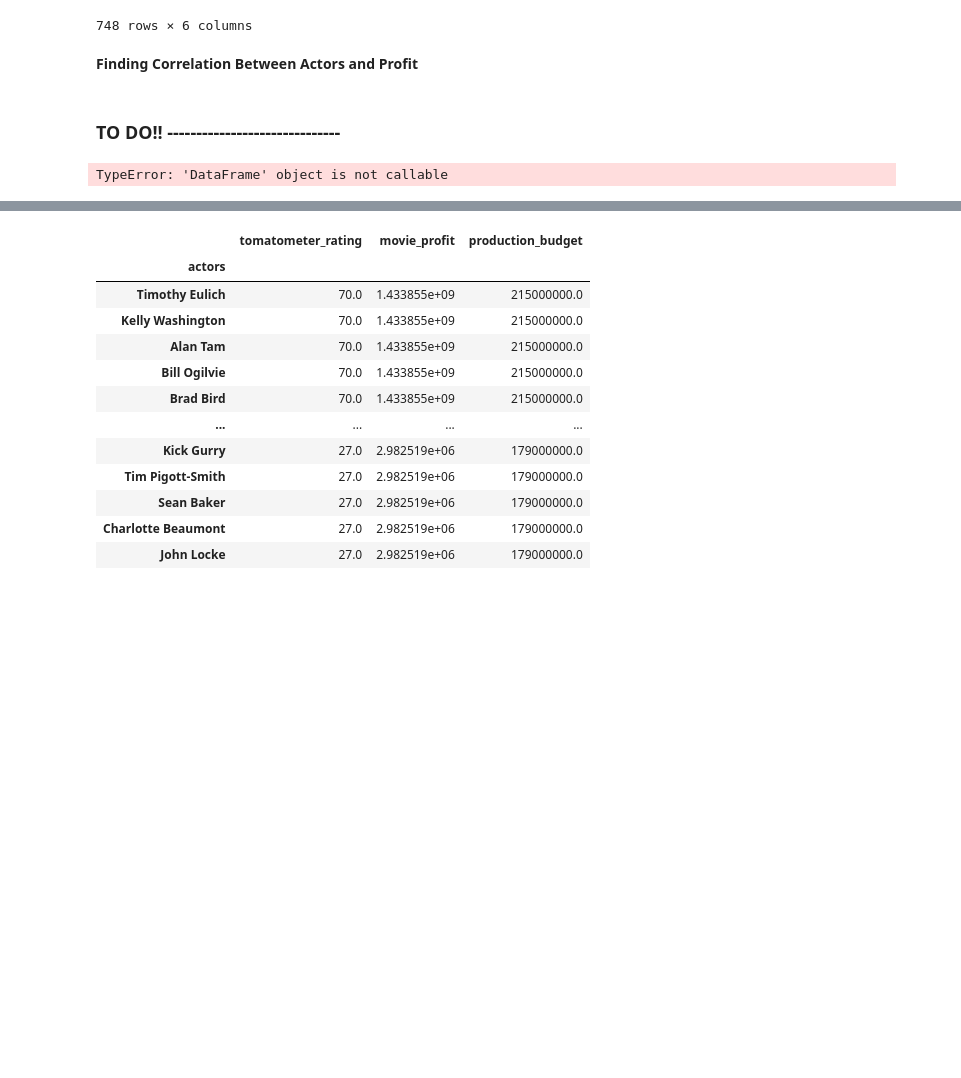
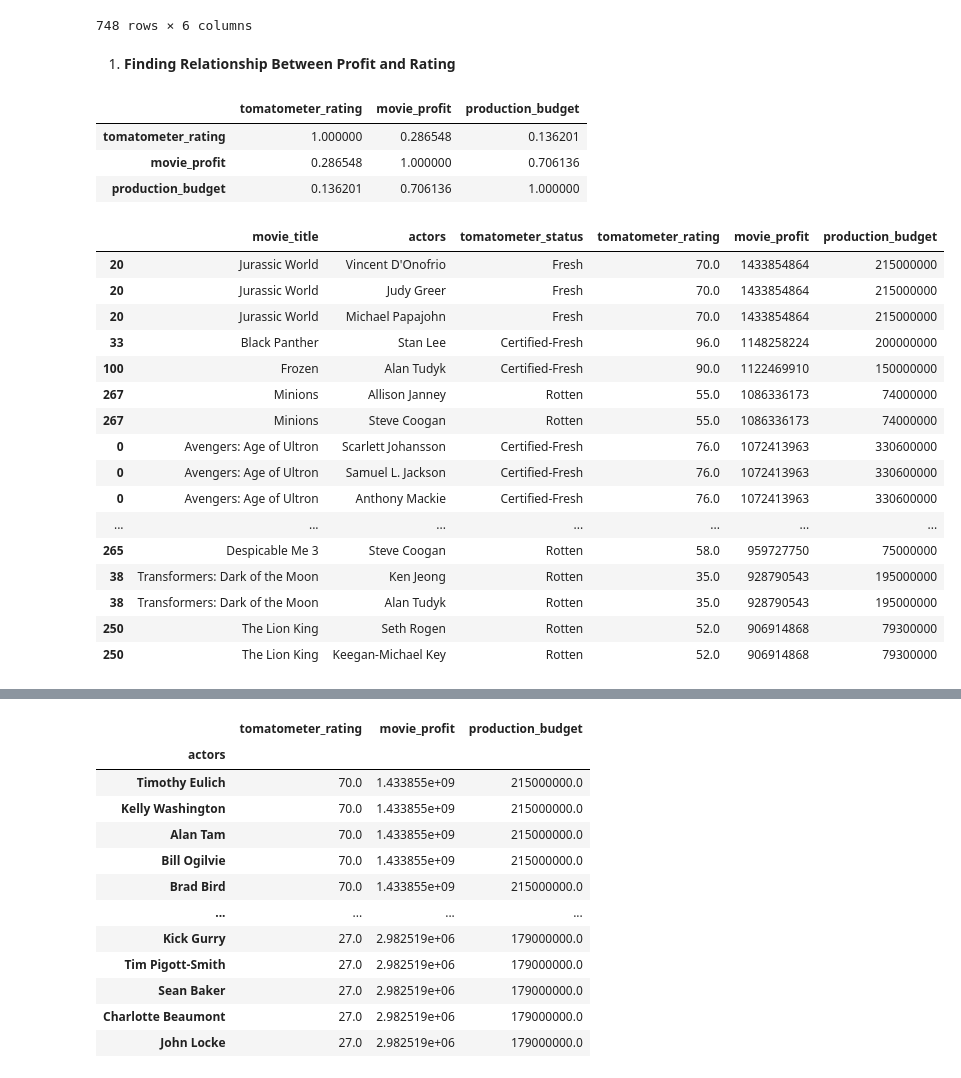
Before and after one commit to jchandleroneal/microsoft-movie-analysis, a Jupyter notebook: movie_analysis.ipynb, the cells around one changed output, grey strips where cells are left out. Saved outputs shown, nothing was run; the diff lists cells and outputs as text; code cells hidden in the pictures; blank space fills up the shorter version.

```diff
--- a/movie_analysis.ipynb
+++ b/movie_analysis.ipynb
@@ -524,11 +469,37 @@ top10_list_actors
 | 1363 | Carrie | Judy Greer | Rotten | 50.0 | 24078153 | 1800000 |
 | 1378 | Insidious | Rose Byrne | Fresh | 66.0 | 98370886 | 1500000 |
 748 rows × 6 columns
-# %% [markdown]
-**Finding Correlation Between Actors and Profit**
-# %% [markdown]
-### TO DO!!  ------------------------------
+# %% [markdown]
+1. **Finding Relationship Between Profit and Rating**
 # %%
-top10_list_actors[top10_list_actors.columns[:10].tolist() + ['movie_profit']].corr().sort_values('movie_profit', ascending=False)
+# top10_list_actors[top10_list_actors.columns[:10].tolist() + ['movie_profit']].corr().sort_values('movie_profit', ascending=False)
+
+
+
+top10_list_actors.corr()
 # %% [output]
-TypeError: 'DataFrame' object is not callable
+|  | tomatometer_rating | movie_profit | production_budget |
+| tomatometer_rating | 1.000000 | 0.286548 | 0.136201 |
+| movie_profit | 0.286548 | 1.000000 | 0.706136 |
+| production_budget | 0.136201 | 0.706136 | 1.000000 |
+# %%
+prof_budget = top10_list_actors.sort_values(by=['movie_profit','tomatometer_rating'], ascending=False).head(20)
+prof_budget
+# %% [output]
+|  | movie_title | actors | tomatometer_status | tomatometer_rating | movie_profit | production_budget |
+| 20 | Jurassic World | Vincent D'Onofrio | Fresh | 70.0 | 1433854864 | 215000000 |
+| 20 | Jurassic World | Judy Greer | Fresh | 70.0 | 1433854864 | 215000000 |
+| 20 | Jurassic World | Michael Papajohn | Fresh | 70.0 | 1433854864 | 215000000 |
+| 33 | Black Panther | Stan Lee | Certified-Fresh | 96.0 | 1148258224 | 200000000 |
+| 100 | Frozen | Alan Tudyk | Certified-Fresh | 90.0 | 1122469910 | 150000000 |
+| 267 | Minions | Allison Janney | Rotten | 55.0 | 1086336173 | 74000000 |
+| 267 | Minions | Steve Coogan | Rotten | 55.0 | 1086336173 | 74000000 |
+| 0 | Avengers: Age of Ultron | Scarlett Johansson | Certified-Fresh | 76.0 | 1072413963 | 330600000 |
+| 0 | Avengers: Age of Ultron | Samuel L. Jackson | Certified-Fresh | 76.0 | 1072413963 | 330600000 |
+| 0 | Avengers: Age of Ultron | Anthony Mackie | Certified-Fresh | 76.0 | 1072413963 | 330600000 |
+| ... | ... | ... | ... | ... | ... | ... |
+| 265 | Despicable Me 3 | Steve Coogan | Rotten | 58.0 | 959727750 | 75000000 |
+| 38 | Transformers: Dark of the Moon | Ken Jeong | Rotten | 35.0 | 928790543 | 195000000 |
+| 38 | Transformers: Dark of the Moon | Alan Tudyk | Rotten | 35.0 | 928790543 | 195000000 |
+| 250 | The Lion King | Seth Rogen | Rotten | 52.0 | 906914868 | 79300000 |
+| 250 | The Lion King | Keegan-Michael Key | Rotten | 52.0 | 906914868 | 79300000 |
```
Also changed, not shown: parts of 24 cells of this notebook.
